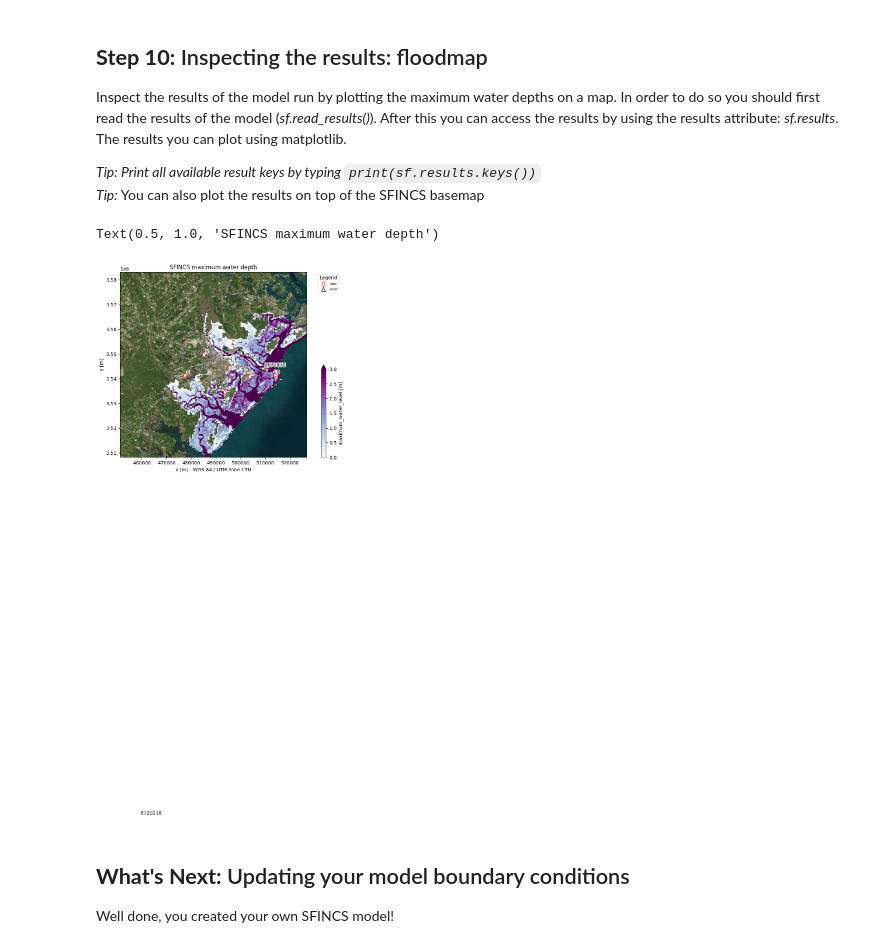
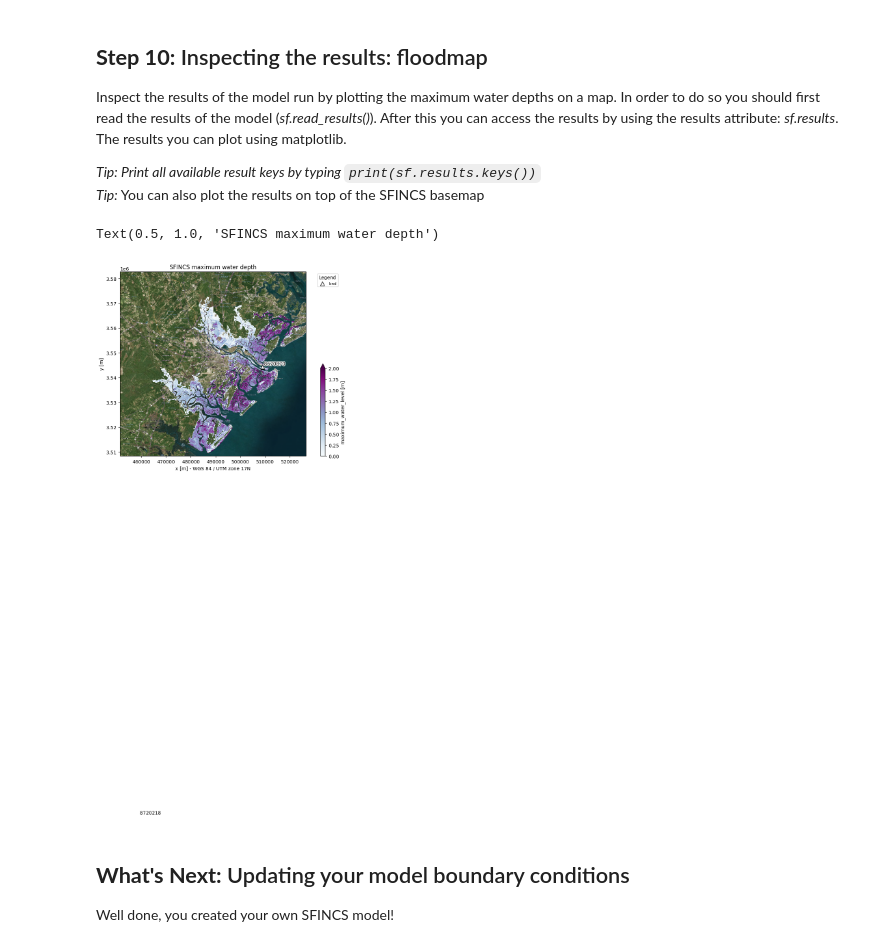
Before and after one commit to sd-59/Assignment_2_Coastal_flood_hazard_assessment-, a Jupyter notebook: notebooks/00_SFINCS_model_setup_T100.ipynb, the cells around one changed output. Saved outputs shown, nothing was run; the diff lists cells and outputs as text; code cells hidden in the pictures.

```diff
--- a/notebooks/00_SFINCS_model_setup_T100.ipynb
+++ b/notebooks/00_SFINCS_model_setup_T100.ipynb
@@ -444,7 +451,7 @@ gdf_locs = sf.data_catalog.get_geodataframe("gtsm_locations")
 df_ts = sf.data_catalog.get_dataframe("timeseries_T100")
 
 # Set the 'index' column as the actual index
-gdf_locs = gdf_locs.set_index('index')
+gdf_locs = gdf_locs.set_index('id')
 
 # Convert timeseries columns to integers to match location indices
 df_ts.columns = df_ts.columns.astype(int)
@@ -662,37 +664,37 @@ dep_subgrid = hydromt.open_raster(dep_subgrid_file, nodata=np.nan) # elevation a
 
 # calculate the maximum water depth (hmax) as the difference between
 # the maximum water level (zsmax) and the elevation (dep)
 zsmax = sf.results["zsmax"].max(dim="timemax") # maximum water level
 zsmax_subgrid = zsmax.raster.reproject_like(dep_subgrid, method="nearest")  # reproject to subgrid resolution
 hmax_subgrid = np.maximum(0, zsmax_subgrid - dep_subgrid).round(2).astype(np.float32) # maximum water depth
 # Here, we assume that all areas with a negative depth are permanent water bodies
 # This is a strong simplification. It is better to use a more sophisticated approach
 # to identify permanent water bodies, e.g. based on a water mask or a "tide-only" simulation.
 ######################################################################################################### Comment In #################
-# permament_water = dep_subgrid < 0
-# hmax_subgrid = hmax_subgrid.where(~permament_water, np.nan) # mask areas with permanent water
+permament_water = dep_subgrid < 0
+hmax_subgrid = hmax_subgrid.where(~permament_water, np.nan) # mask areas with permanent water
 #######################################################################################################################################
 # update (geospatial) metadata
 hmax_subgrid.raster.set_crs(dep_subgrid.raster.crs)
 hmax_subgrid.raster.set_nodata(np.nan)
 hmax_subgrid.name = "max water depth"
 hmax_subgrid.attrs["units"] = "m"
 
 fig, ax = sf.plot_basemap(
     fn_out="hmax.png",  # save figure to mod.root/figs/hmax.png
     variable=hmax_subgrid,
     plot_bounds=False,
     bmap="sat",
     zoomlevel=12,
     figsize=(11, 7),
     vmin=0,  # set minimum value for colorbar
-    vmax=3,  # set maximum value for colorbar
+    vmax=2,  # set maximum value for colorbar
     cmap="BuPu",
 )
 ax.set_title("SFINCS maximum water depth")
 # %% [output]
 Text(0.5, 1.0, 'SFINCS maximum water depth')
-[figure, old version]
+[figure, new version]
 # %%
 # save the results to a geotiff file
 # round to 2 decimals to reduce file size
```
Also changed, not shown: parts of 18 cells of this notebook, 4 other files.
